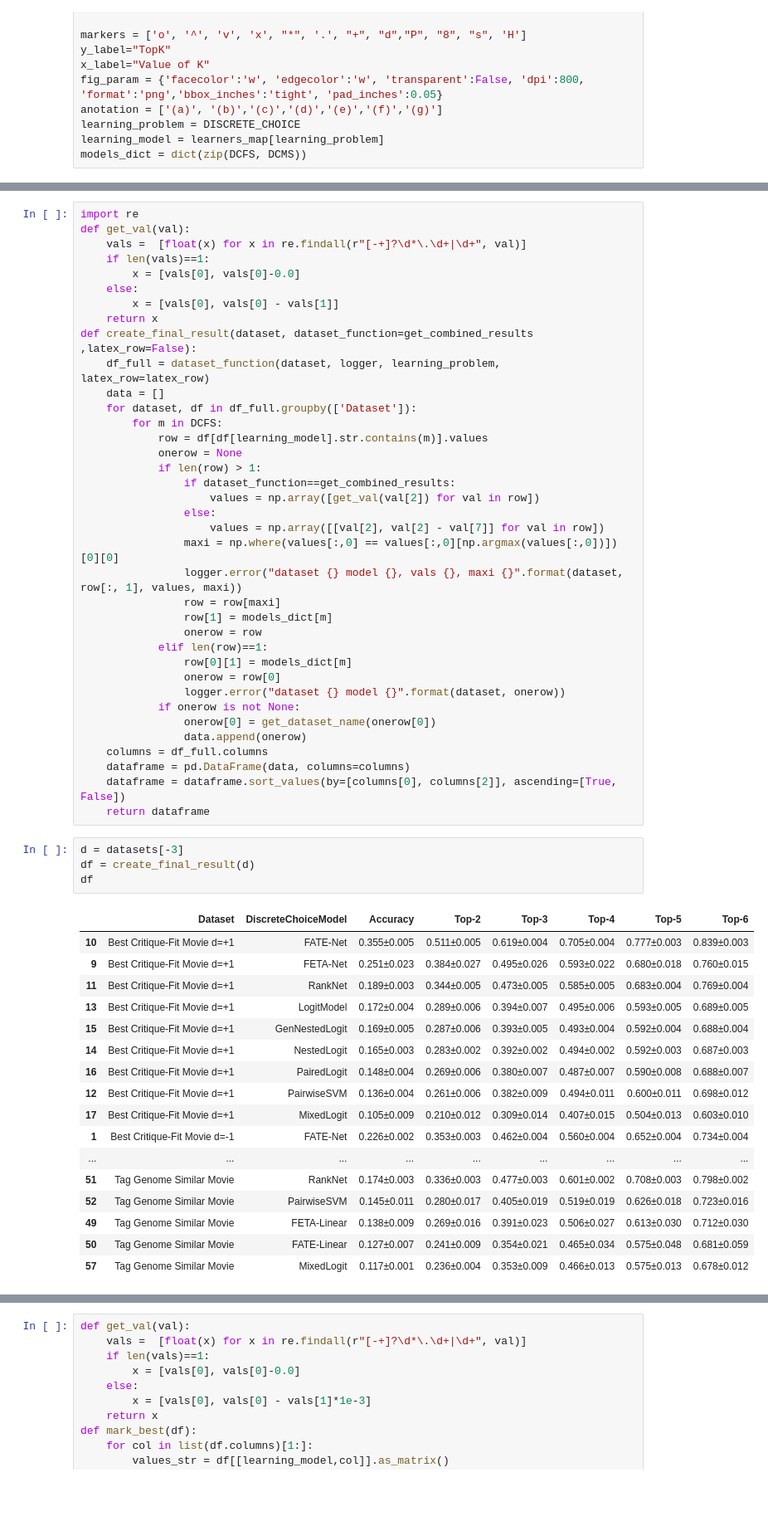
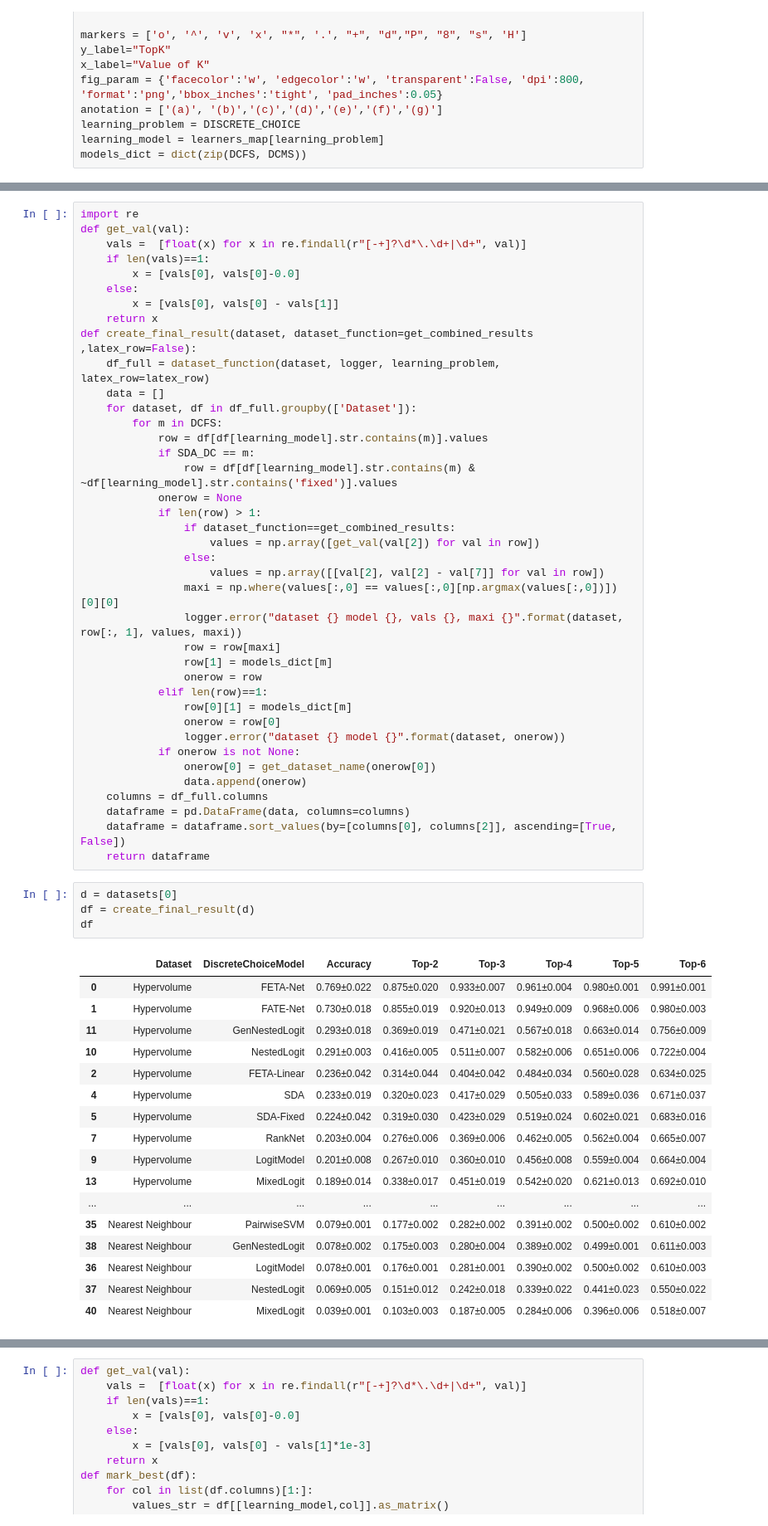
Before and after one commit to kiudee/cs-ranking, a Jupyter notebook: experiments/result_dc.ipynb, the cells around one changed output, grey strips where cells are left out. Shown at 83% size. Cells and saved outputs as stored; diff of their text form; blank space fills up the shorter version.

```diff
--- a/experiments/result_dc.ipynb
+++ b/experiments/result_dc.ipynb
@@ -48,6 +66,8 @@ def create_final_result(dataset, dataset_function=get_combined_results ,latex_ro
     for dataset, df in df_full.groupby(['Dataset']):
         for m in DCFS:
             row = df[df[learning_model].str.contains(m)].values
+            if SDA_DC == m:
+                row = df[df[learning_model].str.contains(m) & ~df[learning_model].str.contains('fixed')].values
             onerow = None
             if len(row) > 1:
                 if dataset_function==get_combined_results:
@@ -71,26 +91,26 @@ def create_final_result(dataset, dataset_function=get_combined_results ,latex_ro
     dataframe = dataframe.sort_values(by=[columns[0], columns[2]], ascending=[True, False])
     return dataframe
 # %%
-d = datasets[-3]
+d = datasets[0]
 df = create_final_result(d)
 df
 # %% [output]
 |  | Dataset | DiscreteChoiceModel | Accuracy | Top-2 | Top-3 | Top-4 | Top-5 | Top-6 |
-| 10 | Best Critique-Fit Movie d=+1 | FATE-Net | 0.355±0.005 | 0.511±0.005 | 0.619±0.004 | 0.705±0.004 | 0.777±0.003 | 0.839±0.003 |
-| 9 | Best Critique-Fit Movie d=+1 | FETA-Net | 0.251±0.023 | 0.384±0.027 | 0.495±0.026 | 0.593±0.022 | 0.680±0.018 | 0.760±0.015 |
-| 11 | Best Critique-Fit Movie d=+1 | RankNet | 0.189±0.003 | 0.344±0.005 | 0.473±0.005 | 0.585±0.005 | 0.683±0.004 | 0.769±0.004 |
-| 13 | Best Critique-Fit Movie d=+1 | LogitModel | 0.172±0.004 | 0.289±0.006 | 0.394±0.007 | 0.495±0.006 | 0.593±0.005 | 0.689±0.005 |
-| 15 | Best Critique-Fit Movie d=+1 | GenNestedLogit | 0.169±0.005 | 0.287±0.006 | 0.393±0.005 | 0.493±0.004 | 0.592±0.004 | 0.688±0.004 |
-| 14 | Best Critique-Fit Movie d=+1 | NestedLogit | 0.165±0.003 | 0.283±0.002 | 0.392±0.002 | 0.494±0.002 | 0.592±0.003 | 0.687±0.003 |
-| 16 | Best Critique-Fit Movie d=+1 | PairedLogit | 0.148±0.004 | 0.269±0.006 | 0.380±0.007 | 0.487±0.007 | 0.590±0.008 | 0.688±0.007 |
-| 12 | Best Critique-Fit Movie d=+1 | PairwiseSVM | 0.136±0.004 | 0.261±0.006 | 0.382±0.009 | 0.494±0.011 | 0.600±0.011 | 0.698±0.012 |
-| 17 | Best Critique-Fit Movie d=+1 | MixedLogit | 0.105±0.009 | 0.210±0.012 | 0.309±0.014 | 0.407±0.015 | 0.504±0.013 | 0.603±0.010 |
-| 1 | Best Critique-Fit Movie d=-1 | FATE-Net | 0.226±0.002 | 0.353±0.003 | 0.462±0.004 | 0.560±0.004 | 0.652±0.004 | 0.734±0.004 |
+| 0 | Hypervolume | FETA-Net | 0.769±0.022 | 0.875±0.020 | 0.933±0.007 | 0.961±0.004 | 0.980±0.001 | 0.991±0.001 |
+| 1 | Hypervolume | FATE-Net | 0.730±0.018 | 0.855±0.019 | 0.920±0.013 | 0.949±0.009 | 0.968±0.006 | 0.980±0.003 |
+| 11 | Hypervolume | GenNestedLogit | 0.293±0.018 | 0.369±0.019 | 0.471±0.021 | 0.567±0.018 | 0.663±0.014 | 0.756±0.009 |
+| 10 | Hypervolume | NestedLogit | 0.291±0.003 | 0.416±0.005 | 0.511±0.007 | 0.582±0.006 | 0.651±0.006 | 0.722±0.004 |
+| 2 | Hypervolume | FETA-Linear | 0.236±0.042 | 0.314±0.044 | 0.404±0.042 | 0.484±0.034 | 0.560±0.028 | 0.634±0.025 |
+| 4 | Hypervolume | SDA | 0.233±0.019 | 0.320±0.023 | 0.417±0.029 | 0.505±0.033 | 0.589±0.036 | 0.671±0.037 |
+| 5 | Hypervolume | SDA-Fixed | 0.224±0.042 | 0.319±0.030 | 0.423±0.029 | 0.519±0.024 | 0.602±0.021 | 0.683±0.016 |
+| 7 | Hypervolume | RankNet | 0.203±0.004 | 0.276±0.006 | 0.369±0.006 | 0.462±0.005 | 0.562±0.004 | 0.665±0.007 |
+| 9 | Hypervolume | LogitModel | 0.201±0.008 | 0.267±0.010 | 0.360±0.010 | 0.456±0.008 | 0.559±0.004 | 0.664±0.004 |
+| 13 | Hypervolume | MixedLogit | 0.189±0.014 | 0.338±0.017 | 0.451±0.019 | 0.542±0.020 | 0.621±0.013 | 0.692±0.010 |
 | ... | ... | ... | ... | ... | ... | ... | ... | ... |
-| 51 | Tag Genome Similar Movie | RankNet | 0.174±0.003 | 0.336±0.003 | 0.477±0.003 | 0.601±0.002 | 0.708±0.003 | 0.798±0.002 |
-| 52 | Tag Genome Similar Movie | PairwiseSVM | 0.145±0.011 | 0.280±0.017 | 0.405±0.019 | 0.519±0.019 | 0.626±0.018 | 0.723±0.016 |
-| 49 | Tag Genome Similar Movie | FETA-Linear | 0.138±0.009 | 0.269±0.016 | 0.391±0.023 | 0.506±0.027 | 0.613±0.030 | 0.712±0.030 |
-| 50 | Tag Genome Similar Movie | FATE-Linear | 0.127±0.007 | 0.241±0.009 | 0.354±0.021 | 0.465±0.034 | 0.575±0.048 | 0.681±0.059 |
-| 57 | Tag Genome Similar Movie | MixedLogit | 0.117±0.001 | 0.236±0.004 | 0.353±0.009 | 0.466±0.013 | 0.575±0.013 | 0.678±0.012 |
+| 35 | Nearest Neighbour | PairwiseSVM | 0.079±0.001 | 0.177±0.002 | 0.282±0.002 | 0.391±0.002 | 0.500±0.002 | 0.610±0.002 |
+| 38 | Nearest Neighbour | GenNestedLogit | 0.078±0.002 | 0.175±0.003 | 0.280±0.004 | 0.389±0.002 | 0.499±0.001 | 0.611±0.003 |
+| 36 | Nearest Neighbour | LogitModel | 0.078±0.001 | 0.176±0.001 | 0.281±0.001 | 0.390±0.002 | 0.500±0.002 | 0.610±0.003 |
+| 37 | Nearest Neighbour | NestedLogit | 0.069±0.005 | 0.151±0.012 | 0.242±0.018 | 0.339±0.022 | 0.441±0.023 | 0.550±0.022 |
+| 40 | Nearest Neighbour | MixedLogit | 0.039±0.001 | 0.103±0.003 | 0.187±0.005 | 0.284±0.006 | 0.396±0.006 | 0.518±0.007 |
 # %%
 import copy
```
Also changed, not shown: parts of 21 cells of this notebook, 2 other files.
